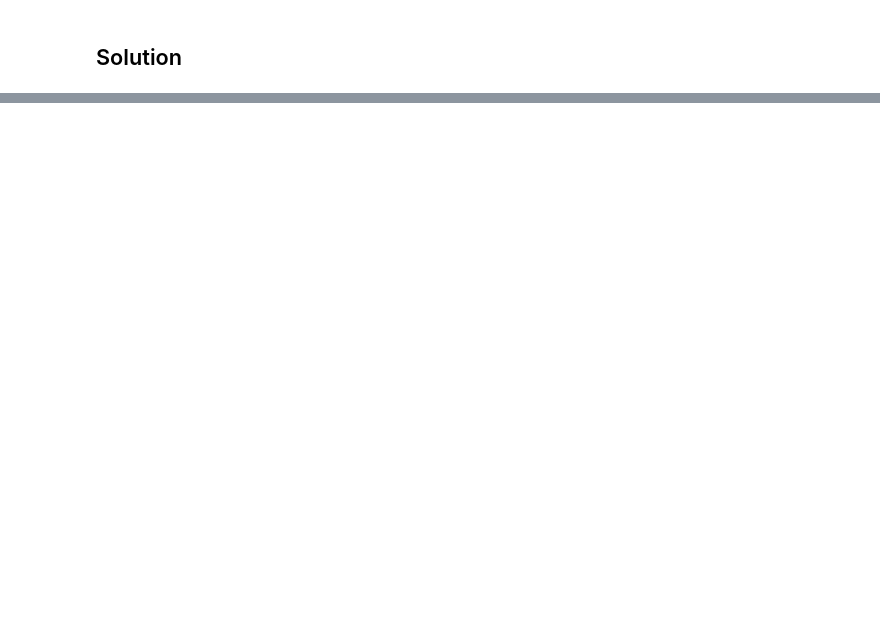
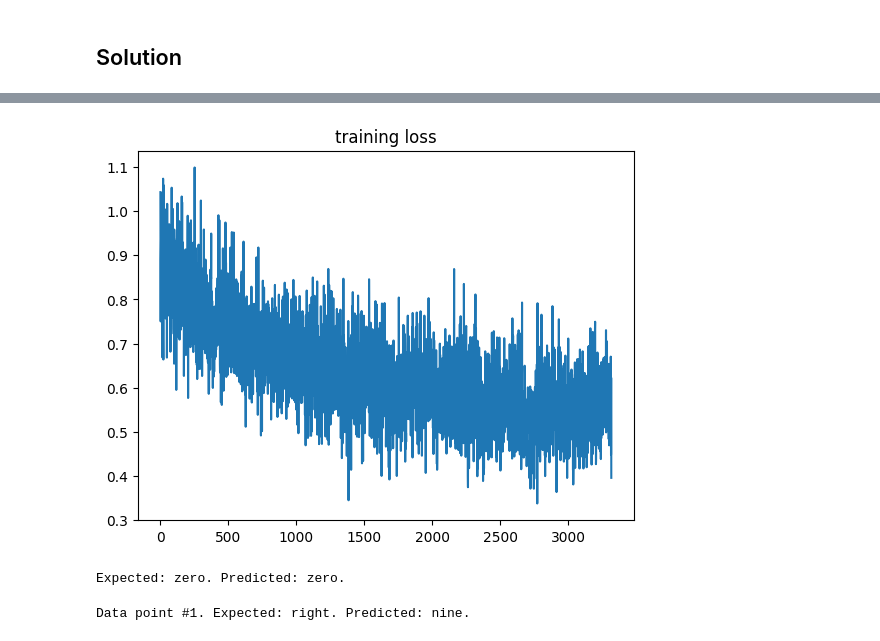
Before and after one commit to whoisakshatgarg/102116084-SESS_LE1, a Jupyter notebook: 102116084_AkshatGarg.ipynb, the cells around one changed output, grey strips where cells are left out. Cells and saved outputs as stored; diff of their text form; code cells hidden in the pictures; blank space fills up the shorter version.

```diff
--- a/102116084_AkshatGarg.ipynb
+++ b/102116084_AkshatGarg.ipynb
@@ -44,0 +489,14 @@ y_hat.size()
+# %%
+log_interval = 20
+n_epoch = 10
+
+pbar_update = 1 / (len(train_loader) + len(test_loader))
+losses = []
+
+# The transform needs to live on the same device as the model and the data.
+transform = transform.to(device)
+with tqdm.tqdm(total=n_epoch) as pbar:
+    for epoch in range(1, n_epoch + 1):
+        train(model, epoch, log_interval)
+        test(model, epoch)
+        scheduler.step()
@@ -44,0 +517,36 @@ y_hat.size()
+# %%
+plt.plot(losses);
+plt.title("training loss");
+# %% [output]
+[figure, added]
+# %%
+def predict(tensor):
+    # Use the model to predict the label of the waveform
+    tensor = tensor.to(device)
+    tensor = transform(tensor)
+    tensor = model(tensor.unsqueeze(0))
+    tensor = get_likely_index(tensor)
+    tensor = index_to_label(tensor.squeeze())
+    return tensor
+
+
+waveform, sample_rate, utterance, *_ = train_set[-1]
+ipd.Audio(waveform.numpy(), rate=sample_rate)
+
+print(f"Expected: {utterance}. Predicted: {predict(waveform)}.")
+# %% [output]
+Expected: zero. Predicted: zero.
+# %%
+for i, (waveform, sample_rate, utterance, *_) in enumerate(test_set):
+    output = predict(waveform)
+    if output != utterance:
+        ipd.Audio(waveform.numpy(), rate=sample_rate)
+        print(f"Data point #{i}. Expected: {utterance}. Predicted: {output}.")
+        break
+else:
+    print("All examples in this dataset were correctly classified!")
+    print("In this case, let's just look at the last data point")
+    ipd.Audio(waveform.numpy(), rate=sample_rate)
+    print(f"Data point #{i}. Expected: {utterance}. Predicted: {output}.")
+# %% [output]
+Data point #1. Expected: right. Predicted: nine.
```
Also changed, not shown: parts of 30 cells of this notebook.
